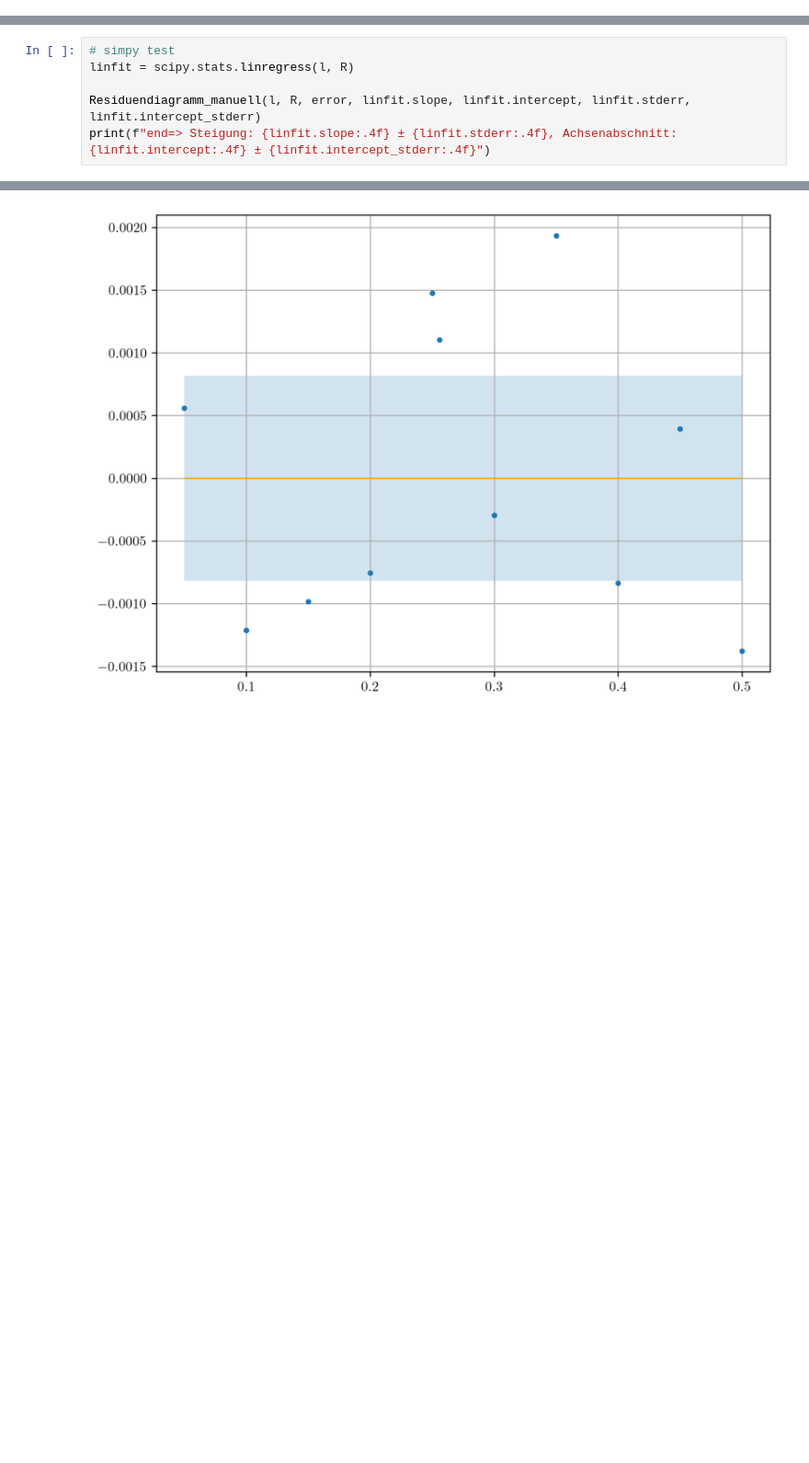
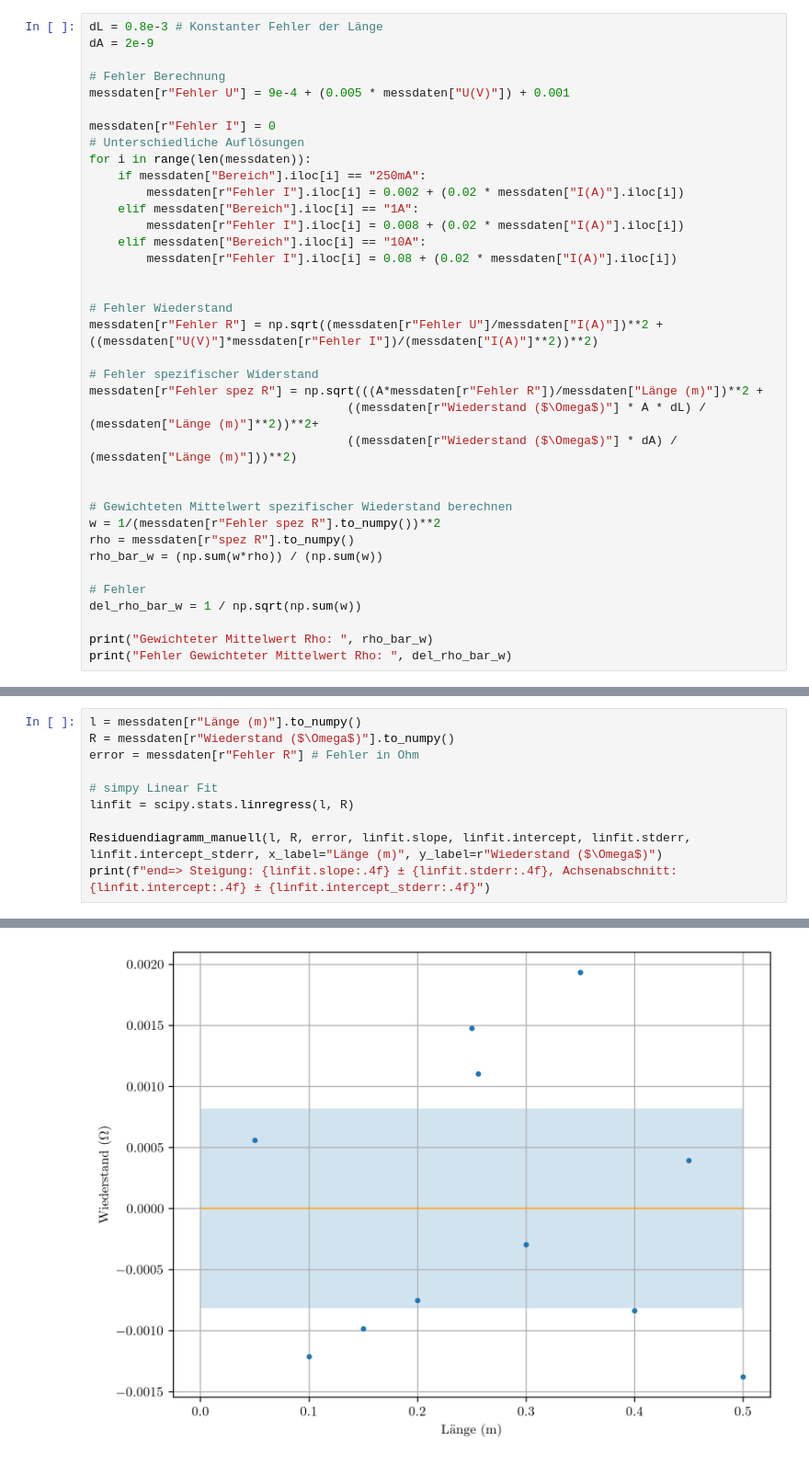
Before and after one commit to OGentner/AP1-Gruppe-143, a Jupyter notebook: V44_Auswertung.ipynb, the cells around one changed output, grey strips where cells are left out. Shown at 92% size. Saved outputs shown, nothing was run; the diff lists cells and outputs as text; blank space fills up the shorter version.

```diff
--- a/V44_Auswertung.ipynb
+++ b/V44_Auswertung.ipynb
@@ -36,0 +52,37 @@ error = np.array([0.001]*len(l))  # Fehler in Ohm
+# %%
+dL = 0.8e-3 # Konstanter Fehler der Länge
+dA = 2e-9
+
+# Fehler Berechnung
+messdaten[r"Fehler U"] = 9e-4 + (0.005 * messdaten["U(V)"]) + 0.001
+
+messdaten[r"Fehler I"] = 0
+# Unterschiedliche Auflösungen
+for i in range(len(messdaten)):
+    if messdaten["Bereich"].iloc[i] == "250mA":
+        messdaten[r"Fehler I"].iloc[i] = 0.002 + (0.02 * messdaten["I(A)"].iloc[i])
+    elif messdaten["Bereich"].iloc[i] == "1A":
+        messdaten[r"Fehler I"].iloc[i] = 0.008 + (0.02 * messdaten["I(A)"].iloc[i])
+    elif messdaten["Bereich"].iloc[i] == "10A":
+        messdaten[r"Fehler I"].iloc[i] = 0.08 + (0.02 * messdaten["I(A)"].iloc[i])
+
+
+# Fehler Wiederstand
+messdaten[r"Fehler R"] = np.sqrt((messdaten[r"Fehler U"]/messdaten["I(A)"])**2 + ((messdaten["U(V)"]*messdaten[r"Fehler I"])/(messdaten["I(A)"]**2))**2)
+
+# Fehler spezifischer Widerstand
+messdaten[r"Fehler spez R"] = np.sqrt(((A*messdaten[r"Fehler R"])/messdaten["Länge (m)"])**2 +
+                                    ((messdaten[r"Wiederstand ($\Omega$)"] * A * dL) / (messdaten["Länge (m)"]**2))**2+
+                                    ((messdaten[r"Wiederstand ($\Omega$)"] * dA) / (messdaten["Länge (m)"]))**2)
+
+
+# Gewichteten Mittelwert spezifischer Wiederstand berechnen
+w = 1/(messdaten[r"Fehler spez R"].to_numpy())**2
+rho = messdaten[r"spez R"].to_numpy()
+rho_bar_w = (np.sum(w*rho)) / (np.sum(w))
+
+# Fehler
+del_rho_bar_w = 1 / np.sqrt(np.sum(w))
+
+print("Gewichteter Mittelwert Rho: ", rho_bar_w)
+print("Fehler Gewichteter Mittelwert Rho: ", del_rho_bar_w)
@@ -37,7 +109,11 @@ error = np.array([0.001]*len(l))  # Fehler in Ohm
 # %%
-# simpy test
+l = messdaten[r"Länge (m)"].to_numpy()
+R = messdaten[r"Wiederstand ($\Omega$)"].to_numpy()
+error = messdaten[r"Fehler R"] # Fehler in Ohm
+
+# simpy Linear Fit
 linfit = scipy.stats.linregress(l, R)
 
-Residuendiagramm_manuell(l, R, error, linfit.slope, linfit.intercept, linfit.stderr, linfit.intercept_stderr)
+Residuendiagramm_manuell(l, R, error, linfit.slope, linfit.intercept, linfit.stderr, linfit.intercept_stderr, x_label="Länge (m)", y_label=r"Wiederstand ($\Omega$)")
 print(f"end=> Steigung: {linfit.slope:.4f} ± {linfit.stderr:.4f}, Achsenabschnitt: {linfit.intercept:.4f} ± {linfit.intercept_stderr:.4f}")
 # %% [output]
@@ -45,4 +121,4 @@ print(f"end=> Steigung: {linfit.slope:.4f} ± {linfit.stderr:.4f}, Achsenabschni
-[figure, old version]
+[figure, new version]
 end=> Steigung: 0.3954 ± 0.0027, Achsenabschnitt: -0.0003 ± 0.0008
 # %%
 # Werte Berechnen
```
Also changed, not shown: parts of 8 cells of this notebook, 2 other files.
